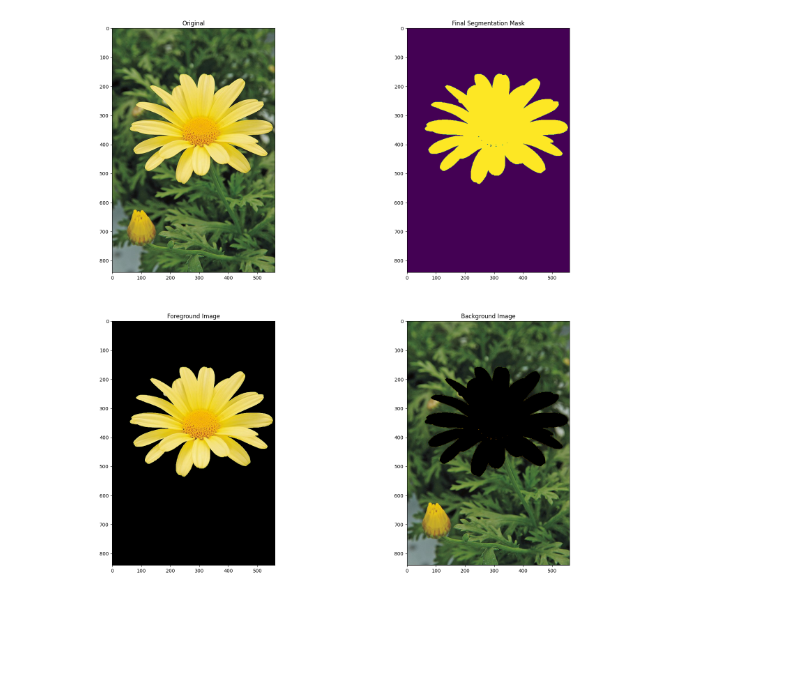
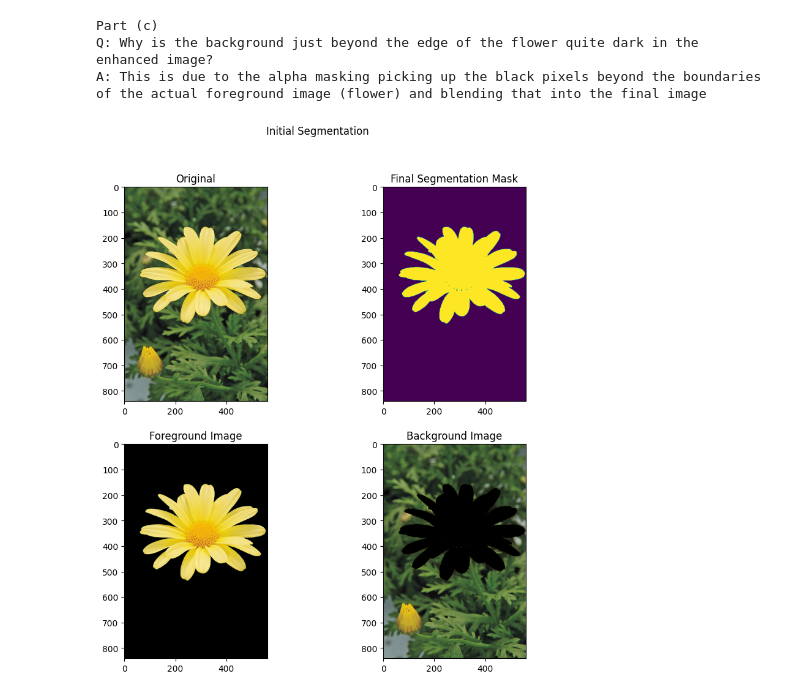
Before and after one commit to MarcWije/ImgPro, a Jupyter notebook: q8.ipynb, the cells around one changed output. Cells and saved outputs as stored; diff of their text form; code cells hidden in the pictures; blank space fills up the shorter version.

```diff
--- a/q8.ipynb
+++ b/q8.ipynb
@@ -9,33 +9,64 @@ import matplotlib.pyplot as plt
 im = cv.imread('images/daisy.jpg')
 assert im is not None
 im = cv.cvtColor(im, cv.COLOR_BGR2RGB)
 
 #Part (a) - Image Segmentation
 mask = np.zeros(im.shape[:2],np.uint8)
 bgdModel = np.zeros((1,65),np.float64)
 fgdModel = np.zeros((1,65),np.float64)
 rect = (58, 154, 498, 466)
 cv.grabCut(im,mask,rect,bgdModel,fgdModel,5,cv.GC_INIT_WITH_RECT)
 mask2 = np.where((mask==2)|(mask==0),0,1).astype('uint8')
 mask3 = np.where((mask==2)|(mask==0),1,0).astype('uint8')
 im_f = im*mask2[:,:,np.newaxis]
 im_b = im*mask3[:,:,np.newaxis]
 
 #Part (b) - Blurring
-k = 11
+k = 23
 blur_bg = cv.GaussianBlur(im_b, (k,k), 0)
+def superimpose(bg, fg, position):
+    # Get the dimensions of the foreground image
+    fg_height, fg_width = fg.shape[:2]
 
+    # Extract the position coordinates
+    x, y = position
+    if x < 0 or y < 0 or x + fg_width > bg.shape[1] or y + fg_height > bg.shape[0]:
+        raise ValueError("Foreground image exceeds the boundaries of the background image.")
+    roi = bg[y:y+fg_height, x:x+fg_width]
+    fg_mask = cv.cvtColor(cv.bitwise_not(cv.cvtColor(fg, cv.COLOR_BGR2GRAY)), cv.COLOR_GRAY2BGR)
+    superimposed_image = cv.addWeighted(roi, 1, fg, 1, 0)
+    bg[y:y+fg_height, x:x+fg_width] = superimposed_image
 
-fig, ax = plt.subplots(2,2, figsize = (20,20))
+    return bg
+
+enhanced = superimpose(blur_bg, im_f, (0,0))
+
+#Part (c)
+print("Part (c)")
+print("Q: Why is the background just beyond the edge of the flower quite dark in the enhanced image?")
+print("A: This is due to the alpha masking picking up the black pixels beyond the boundaries of the actual foreground image (flower) and blending that into the final image")
+
+fig, ax = plt.subplots(2,2, figsize = (10,10))
 ax[0 , 0].imshow(im)
 ax[0 , 0].set_title('Original')
 ax[0 , 1].imshow(mask2)
 ax[0 , 1].set_title('Final Segmentation Mask')
 ax[1 , 0].imshow(im_f)
 ax[1 , 0].set_title('Foreground Image')
 ax[1 , 1].imshow(im_b)
 ax[1 , 1].set_title('Background Image')
 fig.suptitle('Initial Segmentation')
 plt.show()
+
+fig2, ax2 = plt.subplots(1,2, figsize = (10,10))
+ax2[0].imshow(im)
+ax2[0].set_title('Original')
+ax2[1].imshow(enhanced)
+ax2[1].set_title('Enhanced Image')
+fig2.suptitle('Original vs. Enhanced Image')
+plt.show()
 # %% [output]
+Part (c)
+Q: Why is the background just beyond the edge of the flower quite dark in the enhanced image?
+A: This is due to the alpha masking picking up the black pixels beyond the boundaries of the actual foreground image (flower) and blending that into the final image
-[figure, old version]
+[figure, new version]
```
Also changed, not shown: parts of 1 cell of this notebook.
